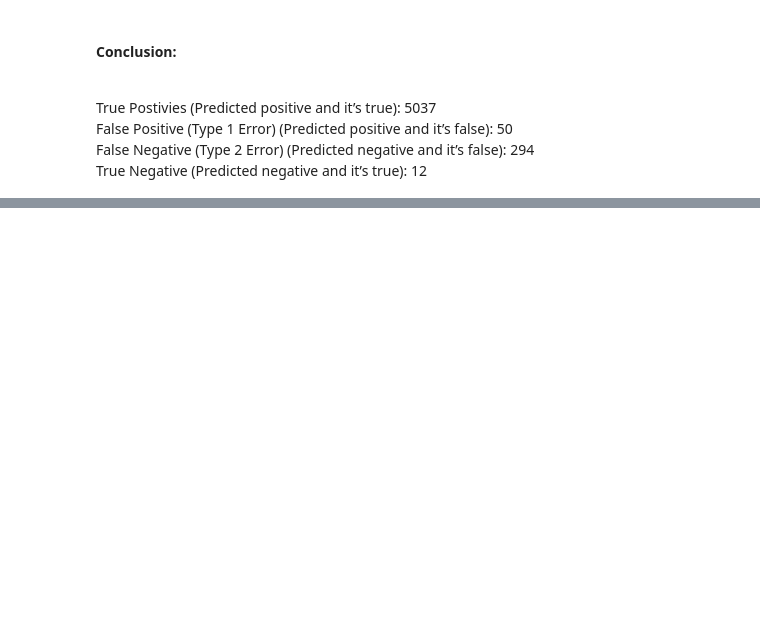
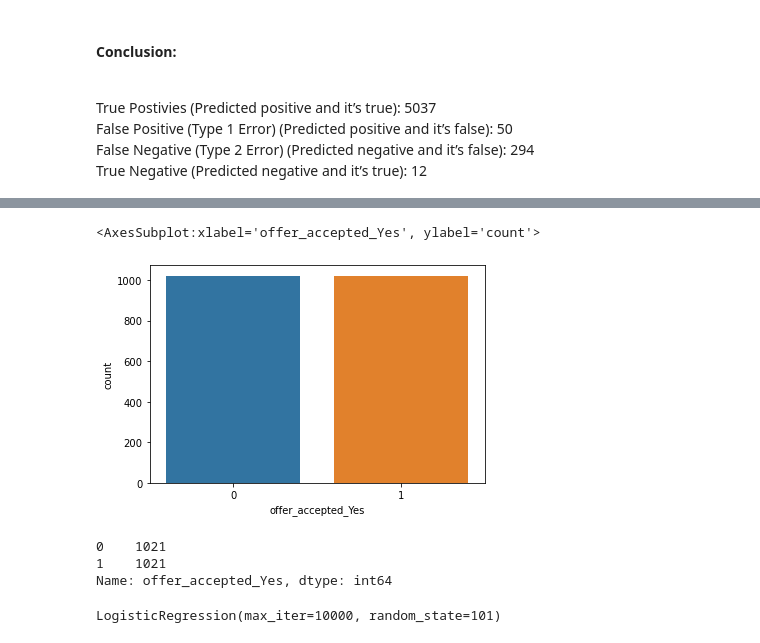
Before and after one commit to zsborsos/data_mid_bootcamp_project_classification, a Jupyter notebook: notebooks/22022022_classification project_ZB.ipynb, the cells around one changed output, grey strips where cells are left out. Cells and saved outputs as stored; diff of their text form; code cells hidden in the pictures; blank space fills up the shorter version.

```diff
--- a/notebooks/22022022_classification project_ZB.ipynb
+++ b/notebooks/22022022_classification project_ZB.ipynb
@@ -746,0 +802,5 @@ True Negative (Predicted negative and it’s true): 12
+# %%
+random_majority_class_indices = np.random.choice(majority_class_indices,
+                                                 minority_class_count,
+                                                 replace=False)
+print(len(random_majority_class_indices))
@@ -746,0 +809,3 @@ True Negative (Predicted negative and it’s true): 12
+# %%
+minority_class_indices = cleaned[cleaned['offer_accepted_Yes'] == 1].index
+print(minority_class_indices)
@@ -746,0 +819,4 @@ True Negative (Predicted negative and it’s true): 12
+# %%
+under_sample_indices = np.concatenate([minority_class_indices, random_majority_class_indices])
+# %%
+under_sample = cleaned.loc[under_sample_indices]
@@ -746,0 +839,11 @@ True Negative (Predicted negative and it’s true): 12
+# %%
+sns.countplot(x='offer_accepted_Yes', data=under_sample)
+# %% [output]
+<AxesSubplot:xlabel='offer_accepted_Yes', ylabel='count'>
+[figure, added]
+# %%
+under_sample['offer_accepted_Yes'].value_counts()
+# %% [output]
+0    1021
+1    1021
+Name: offer_accepted_Yes, dtype: int64
@@ -746,0 +857,4 @@ True Negative (Predicted negative and it’s true): 12
+# %%
+logreg_under_sample.fit(X_train, y_train)
+# %% [output]
+LogisticRegression(max_iter=10000, random_state=101)
```
Also changed, not shown: parts of 73 cells of this notebook, 1 other file.
